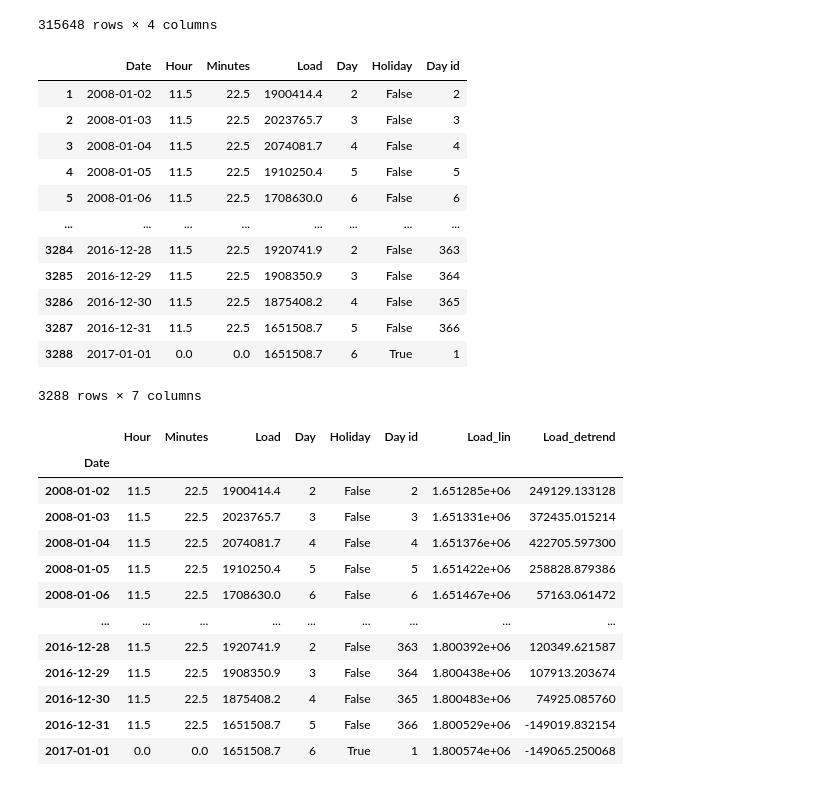
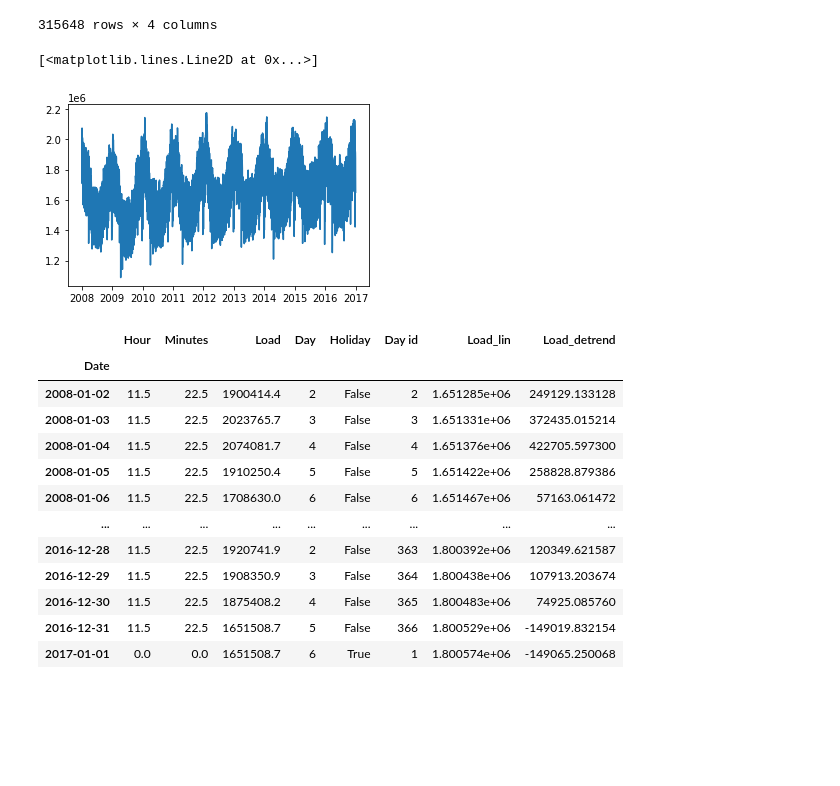
Before and after one commit to BleakHeart/Report-2, a Jupyter notebook: src/SARIMA.ipynb, the cells around one changed output. Saved outputs shown, nothing was run; the diff lists cells and outputs as text; code cells hidden in the pictures; blank space fills up the shorter version.

```diff
--- a/src/SARIMA.ipynb
+++ b/src/SARIMA.ipynb
@@ -15,7 +13,7 @@ from statsmodels.tsa.statespace.sarimax import SARIMAX
 data = pd.read_csv("../Data/daneOkresoweKSE.csv", sep=';', skiprows=1, names=['Date', 'Hour', 'Minute', 'Load'])
 Electric = data.copy()
 Electric['Date'] = pd.to_datetime(Electric.Date)
-Electric.loc[Electric.Hour == 24, 'Date'] = Electric.loc[Electric.Hour == 24, 'Date'] + timedelta(days=1)
+Electric.loc[Electric.Hour == 24, 'Date'] = Electric.loc[Electric.Hour == 24, 'Date'] + dt.timedelta(days=1)
 Electric.loc[Electric.Hour == 24, 'Hour'] = 0
 Electric.Date = pd.to_datetime(Electric.Date.astype(str) + ' ' + Electric['Hour'].astype(str) + ':' + Electric.Minute.astype(str) + ':00')
 
@@ -41,22 +39,11 @@ Electric
 # %%
 df = resampling_data(Electric, resample_cost='d')
 
 df = df[~df.Load.isna()]
-df
+plt.plot(df.Date, df.Load)
 # %% [output]
-|  | Date | Hour | Minutes | Load | Day | Holiday | Day id |
-| 1 | 2008-01-02 | 11.5 | 22.5 | 1900414.4 | 2 | False | 2 |
-| 2 | 2008-01-03 | 11.5 | 22.5 | 2023765.7 | 3 | False | 3 |
-| 3 | 2008-01-04 | 11.5 | 22.5 | 2074081.7 | 4 | False | 4 |
-| 4 | 2008-01-05 | 11.5 | 22.5 | 1910250.4 | 5 | False | 5 |
-| 5 | 2008-01-06 | 11.5 | 22.5 | 1708630.0 | 6 | False | 6 |
-| ... | ... | ... | ... | ... | ... | ... | ... |
-| 3284 | 2016-12-28 | 11.5 | 22.5 | 1920741.9 | 2 | False | 363 |
-| 3285 | 2016-12-29 | 11.5 | 22.5 | 1908350.9 | 3 | False | 364 |
-| 3286 | 2016-12-30 | 11.5 | 22.5 | 1875408.2 | 4 | False | 365 |
-| 3287 | 2016-12-31 | 11.5 | 22.5 | 1651508.7 | 5 | False | 366 |
-| 3288 | 2017-01-01 | 0.0 | 0.0 | 1651508.7 | 6 | True | 1 |
-3288 rows × 7 columns
+[<matplotlib.lines.Line2D at 0x...>]
+[figure, added]
 # %%
 df['Load_lin'] = linear_fit(x=df.index, y=df.Load)
 df['Load_detrend'] = df.Load - df['Load_lin']
```
Also changed, not shown: parts of 21 cells of this notebook.
